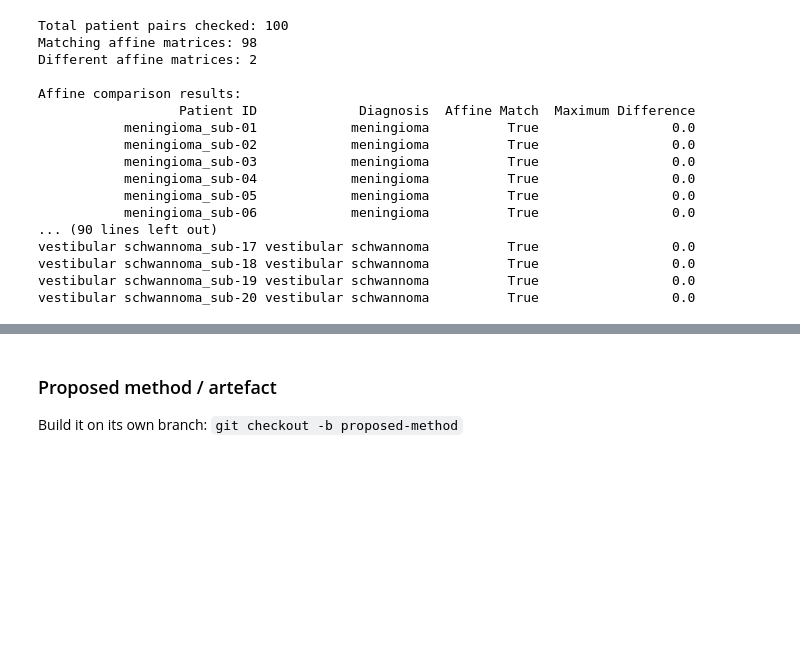
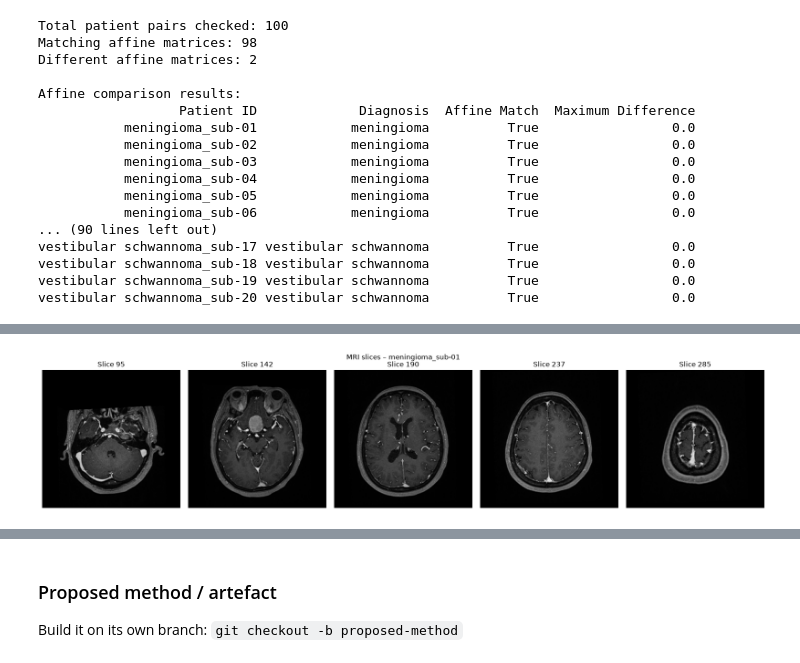
Before and after one commit to Niharika1003/msc-project-rayavarapu, a Jupyter notebook: MSC_final_project.ipynb, the cells around one changed output, grey strips where cells are left out. Drawn from its saved outputs; the diff is of its cells as text; code cells hidden in the pictures; blank space fills up the shorter version.

```diff
--- a/MSC_final_project.ipynb
+++ b/MSC_final_project.ipynb
@@ -867,0 +1202,27 @@ vestibular schwannoma_sub-20 vestibular schwannoma          True
+# %%
+# Display five extracted MRI slices from one patient
+
+patient_id = mri_slices_df["Patient ID"].iloc[0]
+
+patient_slices = mri_slices_df[
+    mri_slices_df["Patient ID"] == patient_id
+]
+
+fig, axes = plt.subplots(1, 5, figsize=(18, 4))
+
+for ax, (_, row) in zip(axes, patient_slices.iterrows()):
+
+    ax.imshow(
+        row["Image"].T,
+        cmap="gray",
+        origin="lower"
+    )
+
+    ax.set_title(f"Slice {row['Slice Index']}")
+    ax.axis("off")
+
+plt.suptitle(f"MRI slices – {patient_id}")
+plt.tight_layout()
+plt.show()
+# %% [output]
+[figure, added]
```
Also changed, not shown: parts of 48 cells of this notebook.
